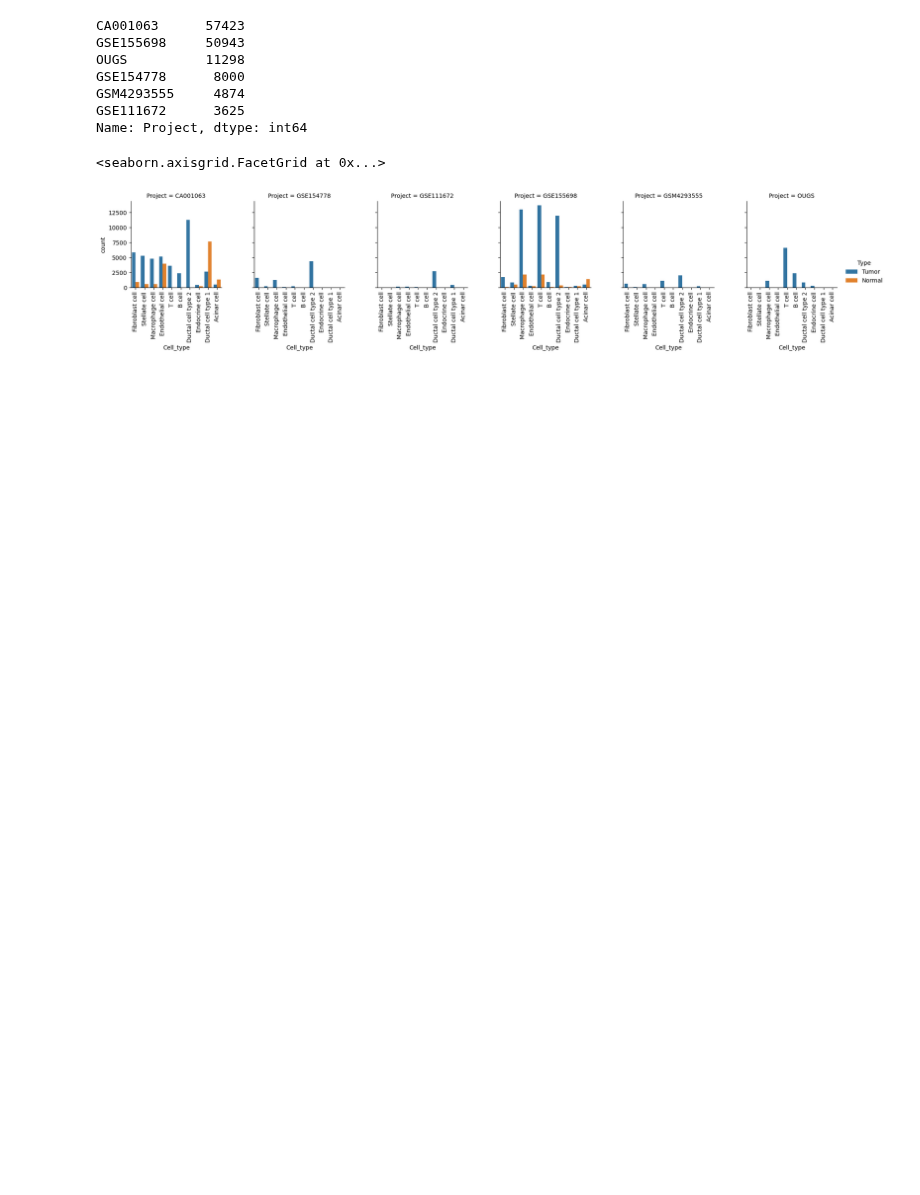
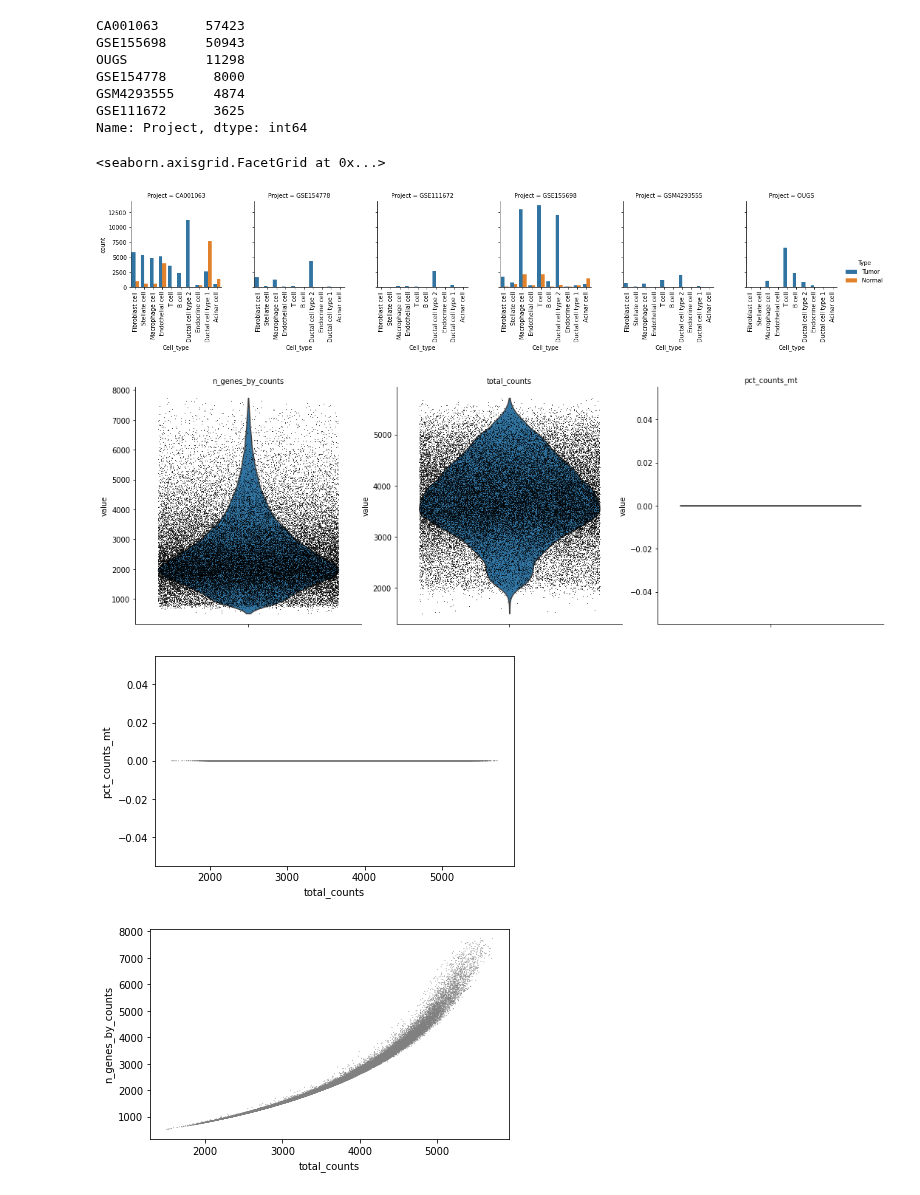
Before and after one commit to williamrobotma/AGrEDA, a Jupyter notebook: eda-pdac-chijimatsu.ipynb, the cells around one changed output. Saved outputs shown, nothing was run; the diff lists cells and outputs as text; code cells hidden in the pictures; blank space fills up the shorter version.

Commit message:
loaded, filtered, and saved peng et al. set

```diff
--- a/eda-pdac-chijimatsu.ipynb
+++ b/eda-pdac-chijimatsu.ipynb
@@ -2,4 +7,9 @@
 import scanpy as sc
 import seaborn as sns
+# %%
+PDAC_DIR = "./data/pdac"
+SC_OUT_DIR = os.path.join(PDAC_DIR, "sc_adata")
+PROJECT_ID = "CA001063"
 # %%
-adata = sc.read_h5ad("data/pdac/zenodo6024273/pk_all.h5ad")
+adata = sc.read_h5ad(os.path.join(PDAC_DIR, "zenodo6024273/pk_all.h5ad"))
+adata.obs
@@ -155,3 +137,19 @@ g.set_xticklabels(rotation=90)
 # %% [output]
 <seaborn.axisgrid.FacetGrid at 0x...>
 [figure]
+# %%
+peng_ad = adata[(adata.obs[["Project", "Type"]] == (PROJECT_ID, "Tumor")).all(axis=1)]
+sc.pp.filter_genes(peng_ad, min_cells=3)
+sc.pp.filter_cells(peng_ad, min_genes=200)
+# %%
+peng_ad.var['mt'] = peng_ad.var_names.str.startswith('MT-')  # annotate the group of mitochondrial genes as 'mt'
+sc.pp.calculate_qc_metrics(peng_ad, qc_vars=['mt'], percent_top=None, log1p=False, inplace=True)
+# %%
+sc.pl.violin(peng_ad, ['n_genes_by_counts', 'total_counts', 'pct_counts_mt'],
+             jitter=0.4, multi_panel=True)
+sc.pl.scatter(peng_ad, x='total_counts', y='pct_counts_mt')
+sc.pl.scatter(peng_ad, x='total_counts', y='n_genes_by_counts')
+# %% [output]
+[figure, added]
+[figure, added]
+[figure, added]
```
Also changed, not shown: parts of 10 cells of this notebook, 1 other file.
